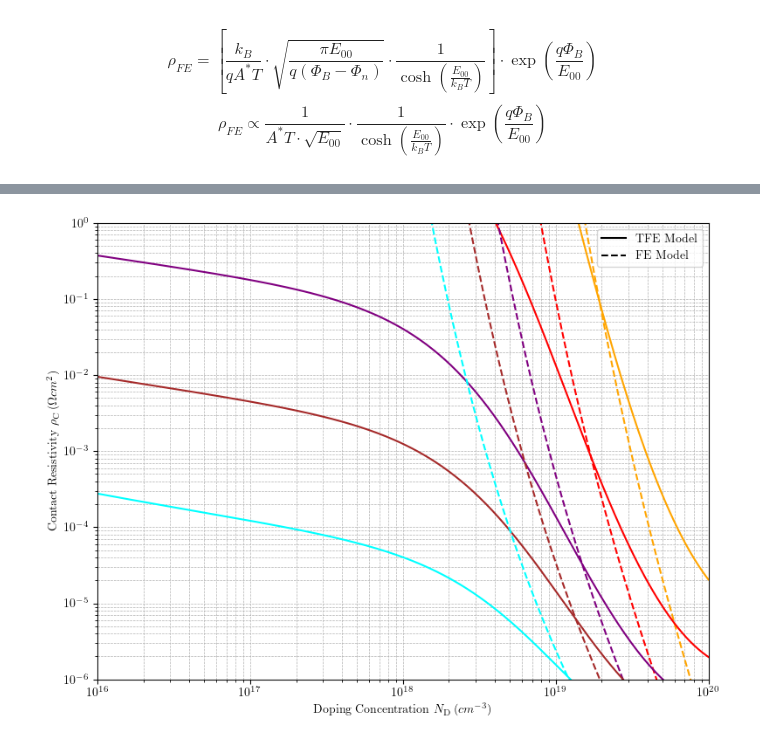
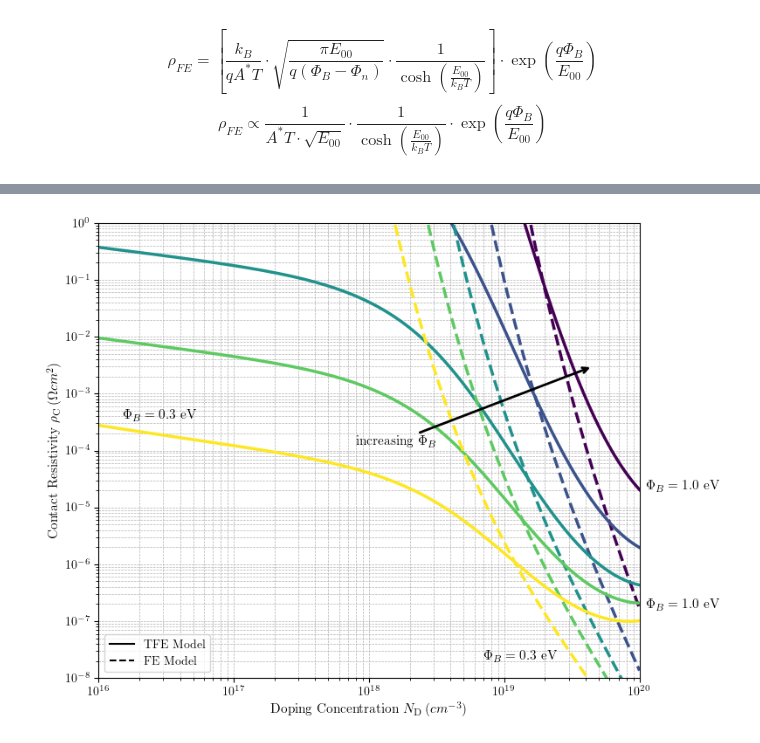
Before and after one commit to XXLutz13/Master_data, a Jupyter notebook: OtherStuff/contact_resitance.ipynb, the cells around one changed output, grey strips where cells are left out. Saved outputs shown, nothing was run; the diff lists cells and outputs as text; code cells hidden in the pictures.

Commit message:
finished rho_C image

```diff
--- a/OtherStuff/contact_resitance.ipynb
+++ b/OtherStuff/contact_resitance.ipynb
@@ -707,18 +753,21 @@ plt.rcParams.update({
 # Doping concentrations from 1e16 to 1e20 cm^-3 (logarithmic sweep)
 N = np.logspace(16, 20, 300)
 # barrier_height_V_plot = [1.00, 0.90, 0.80, 0.70, 0.60, 0.50, 0.40, 0.30]
-barrier_height_V_plot = [1.00, 0.70, 0.50, 0.4, 0.30]
+barrier_height = [1.0, 0.70, 0.50, 0.4, 0.30]
 temperature_K = 300.0
 
 # Initialize Plot
 plt.figure(figsize=(8, 6))
 ax = plt.gca()
 
-colors = ['orange', 'red', 'purple', 'brown', 'cyan']
+# colors = ['orange', 'red', 'purple', 'brown', 'cyan']
+colors = plt.cm.get_cmap('viridis', len(barrier_height)) # Choose a colormap
 
-for i, phi_B in enumerate(barrier_height_V_plot):
+lines_FE = {}
+lines_TFE = {}
+
+for i, phi_B in enumerate(barrier_height):
     rho_TFE_array = []
-    rho_TFE_Kuchuck_array = []
     rho_FE_array = []
     for n in N:
         # Calculate resistivity using the canonical FE formula
@@ -726,58 +775,82 @@ for i, phi_B in enumerate(barrier_height_V_plot):
             N_D_plus_cm3=n,
             Phi_B=phi_B,
             T=temperature_K
         )
         rho_TFE_cm2 = rho_TFE * 1e4
         rho_TFE_array.append(rho_TFE_cm2)
 
         rho_FE_cm2 = rho_FE * 1e4
         rho_FE_array.append(rho_FE_cm2)
 
+    # Plotting the data
+    line_FE, = plt.loglog(
+        N, rho_FE_array,
+        label=phi_B,
+        linestyle='--',
+        color=colors(i),
+        linewidth=2.5)
 
-        rho_TFE_Kuchuk = TFE_Kuckuk(
-            N_D_plus_cm3=n,
-            Phi_B=phi_B,
-            T=temperature_K
-        )
+    line_TFE, = plt.loglog(
+        N, rho_TFE_array,
+        label=phi_B,
+        color=colors(i),
+        linewidth=2.5)
 
-        rho_TFE_Kuchuck_cm2 = rho_TFE_Kuchuk * 1e4
-        rho_TFE_Kuchuck_array.append(rho_TFE_Kuchuck_cm2)
-
-    # Plotting the data
-    plt.loglog(N, rho_FE_array, label=f'FE Model Phi_B={phi_B}V)', linestyle='--', color=colors[i])
-    plt.loglog(N, rho_TFE_array, label=f'TFE Model Phi_B={phi_B}V)', color=colors[i])
-    # plt.loglog(N_clean, rho_total_clean, label=f'rho total ($\\Phi_B={phi_B}$ V)', linestyle=':')
-
-    # plt.annotate(f'$\\Phi_B$ {phi_B:.2f} eV',
-    #              xy=(N[-1], rho_TFE_array[-1]),
-    #              xytext=(5, 0),
-    #              textcoords='offset points',
-    #              va='center',
-    #              fontsize=9,
-    #              fontweight='bold',
-    #              color=colors[i])
+    lines_FE[phi_B] = line_FE
+    lines_TFE[phi_B] = line_TFE
 
 
-plt.xlabel('Doping Concentration $N_{\\mathrm{D}} \\mskip3mu (cm^{-3})$')
-plt.ylabel('Contact Resistivity $\\rho_{\\mathrm{C}} \\mskip3mu (\\Omega cm^2)$')
+# adding annotations
+x_label = N[-1]
+
+ax.text(1.5e16, 3.5e-4, '$\\Phi_B=0.3$ eV', fontsize=11, ha='left')
+# ax.text(1.5e16, 4.5e-1, '$\\Phi_B=0.5$ eV', fontsize=11, ha='left')
+ax.text(7e18, 2.1e-8, '$\\Phi_B=0.3$ eV', fontsize=11, ha='left')
+# ax.text(1.5e16, 4.5e-1, '$\\Phi_B=0.5$ eV', fontsize=11, ha='left')
+ax.annotate(
+    f'$\\Phi_B={1.0}$ eV',
+    xy=(x_label, lines_FE[1.0].get_ydata()[-1]),
+    xytext=(5, 0),
+    textcoords='offset points',
+    fontsize=11)
+ax.annotate(
+    f'$\\Phi_B={1.0}$ eV',
+    xy=(x_label, lines_TFE[1.0].get_ydata()[-1]),
+    xytext=(5, 0),
+    textcoords='offset points',
+    fontsize=11)
+
+ax.annotate(
+    'increasing $\\Phi_B$',
+    xy=(4.5e19, 3e-3),      # Pfeilspitze
+    xytext=(8e17, 1.25e-4), # Textstart
+    arrowprops=dict(
+        arrowstyle='->',
+        lw=2
+    ),
+    fontsize=11,
+    rotation=0)
+
+
+plt.xlabel('Doping Concentration $N_{\\mathrm{D}} \\mskip3mu (cm^{-3})$', fontsize=11)
+plt.ylabel('Contact Resistivity $\\rho_{\\mathrm{C}} \\mskip3mu (\\Omega cm^2)$', fontsize=11)
 # plt.title('TFE Model from Spera 2019')
 plt.grid(True, which="both", ls="--", linewidth=0.5)
 
 plt.xlim(1e16, 1e20)
-plt.ylim(1e-6, 1e-0)
+plt.ylim(1e-8, 1e-0)
 
 
 legend_elements = [
     Line2D([0], [0], linestyle='-', color='black', label='TFE Model'),
     Line2D([0], [0], linestyle='--', color='black', label='FE Model'),
 ]
 plt.legend(handles=legend_elements)
-
 # props = dict(boxstyle='round', facecolor='white', alpha=0.5)
 # plt.text(0.05, 0.05, f"$m^* = 0.25 m_0$\n$T = 300$ K",
 #          transform=ax.transAxes, verticalalignment='bottom', bbox=props)
-
 plt.tight_layout()
-plt.show()
+# plt.show()
+plt.savefig('../Images/rho_barriers.pdf', dpi=300)
 # %% [output]
-[figure, old version]
+[figure, new version]
```
Also changed, not shown: parts of 3 cells of this notebook, 1 other file.
